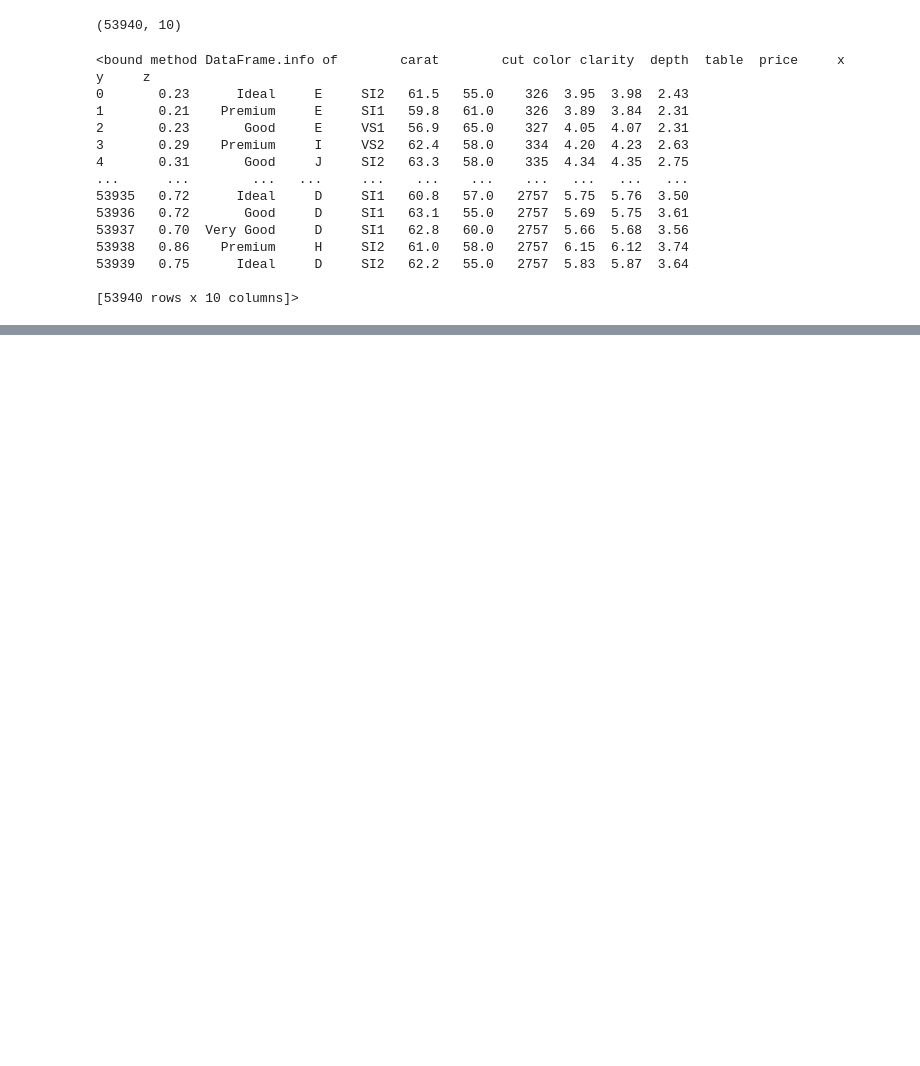
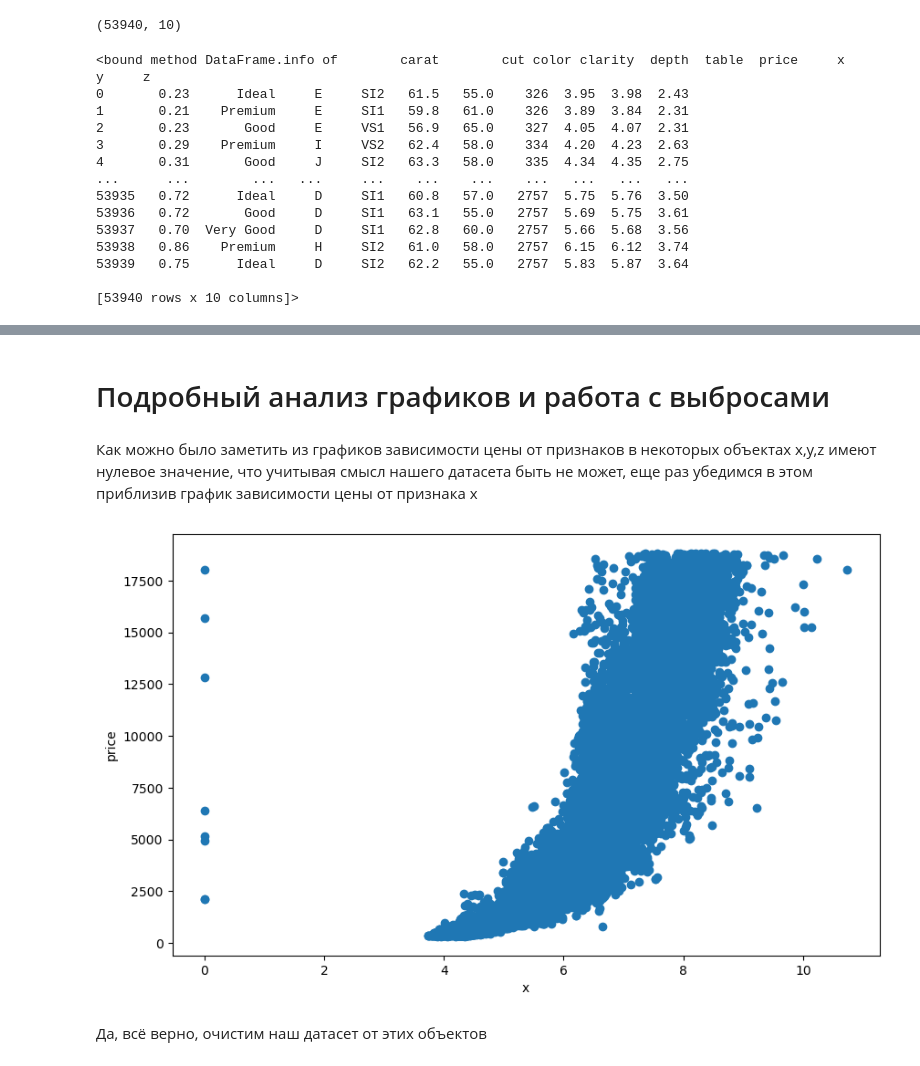
Before and after one commit to brzydki/Diamod-Price-Prediction-LinearRegression, a Jupyter notebook: Diamond Price Prediction.ipynb, the cells around one changed output, grey strips where cells are left out. Cells and saved outputs as stored; diff of their text form; code cells hidden in the pictures; blank space fills up the shorter version.

```diff
--- a/Diamond Price Prediction.ipynb
+++ b/Diamond Price Prediction.ipynb
@@ -88,0 +102,14 @@ df.info
+# %% [markdown]
+# Подробный анализ графиков и работа с выбросами
+# %% [markdown]
+Как можно было заметить из графиков зависимости цены от признаков в некоторых объектах x,y,z имеют нулевое значение, что учитывая смысл нашего датасета быть не может, еще раз убедимся в этом приблизив график зависимости цены от признака x
+# %%
+plt.figure(figsize=(10, 6))
+plt.scatter(df['x'], df['price'])
+plt.xlabel('x')
+plt.ylabel('price')
+plt.show()
+# %% [output]
+[figure, added]
+# %% [markdown]
+Да, всё верно, очистим наш датасет от этих объектов
```
Also changed, not shown: parts of 40 cells of this notebook.
